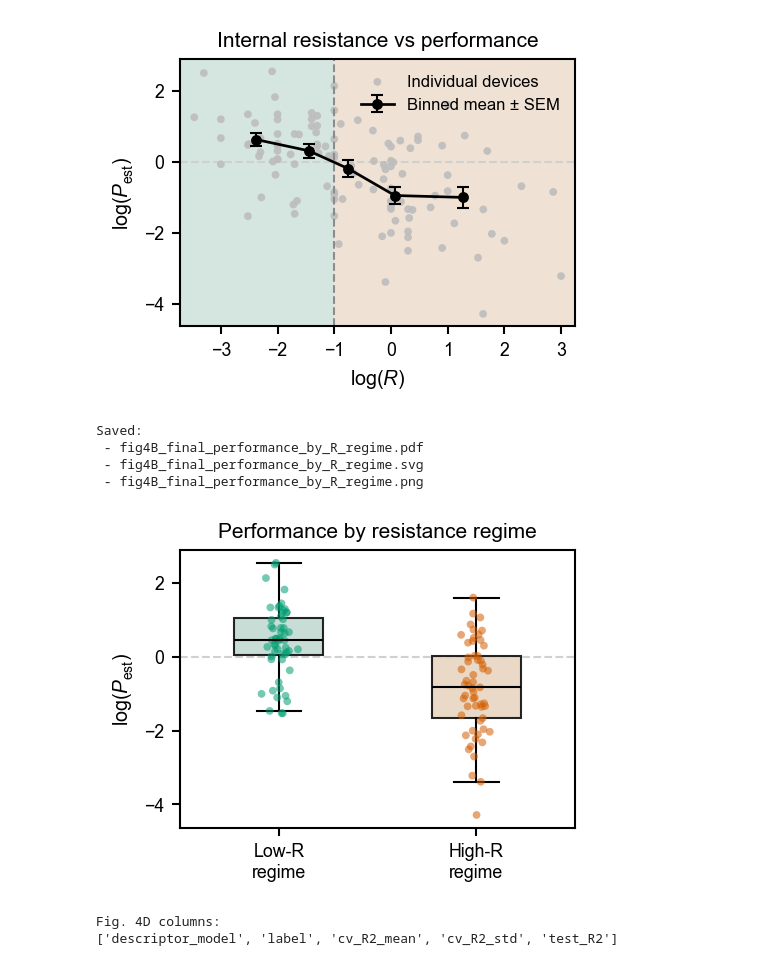
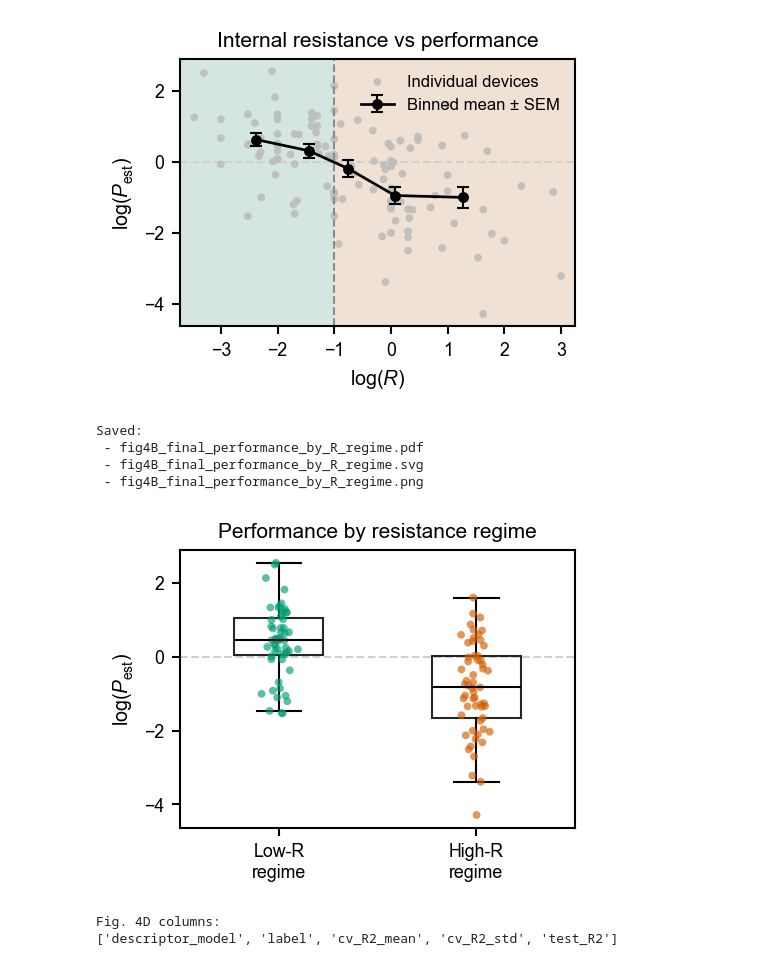
Before and after one commit to wenluanzhang/hydrovoltaic-ml, a Jupyter notebook: notebooks/15_figure4_resistance_regimes.ipynb, the cells around one changed output. Saved outputs shown, nothing was run; the diff lists cells and outputs as text; code cells hidden in the pictures.

```diff
--- a/notebooks/15_figure4_resistance_regimes.ipynb
+++ b/notebooks/15_figure4_resistance_regimes.ipynb
@@ -1342,7 +1344,7 @@ box = ax.boxplot(
 )
 
 for patch, color in zip(box["boxes"], box_fill_colors):
-    patch.set_facecolor(color)
+    patch.set_facecolor("none")
     patch.set_alpha(0.85)
     patch.set_edgecolor(COLORS_FINAL["black"])
 
@@ -1366,38 +1368,38 @@ for i, reg in enumerate(regime_order, start=1):
         y,
         s=14,
         color=point_colors[i - 1],
-        alpha=0.55,
+        alpha=0.65,
         edgecolor="none",
         zorder=2,
     )
 
 ax.axhline(
     0,
     linestyle="--",
     linewidth=1.0,
     color=SEMANTIC_FINAL["reference"],
     zorder=0,
 )
 
 ax.set_xticks(positions)
 ax.set_xticklabels(regime_labels)
 
 ax.set_ylabel(r"$\log(P_{\mathrm{est}})$")
 ax.set_title("Performance by resistance regime")
 
 format_final_ax(ax, mirror=True)
 
 plt.tight_layout()
 
 save_final_panel(fig, "fig4B_final_performance_by_R_regime")
 
 plt.show()
 # %% [output]
 Saved:
  - fig4B_final_performance_by_R_regime.pdf
  - fig4B_final_performance_by_R_regime.svg
  - fig4B_final_performance_by_R_regime.png
-[figure, old version]
+[figure, new version]
 # %%
 # =========================
 # Prepare Fig. 4D plotting table
```
Also changed, not shown: parts of 1 cell of this notebook, 2 other files.
